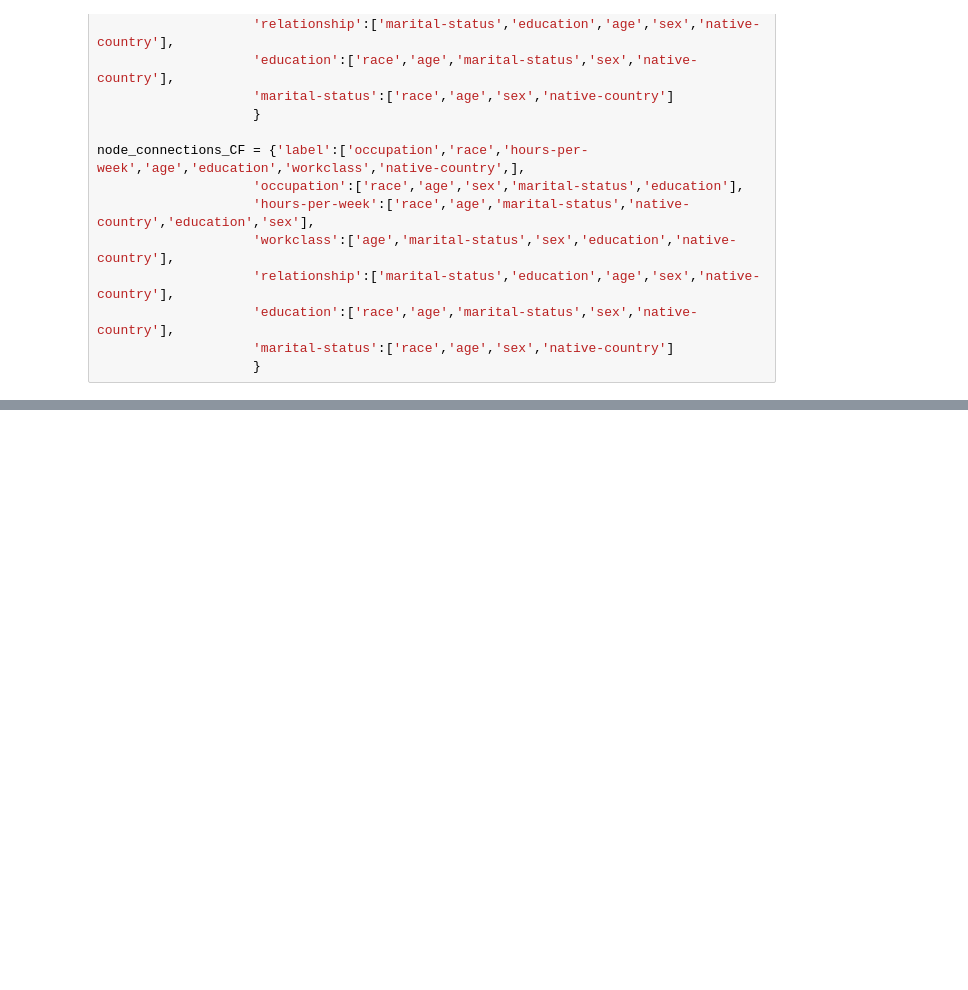
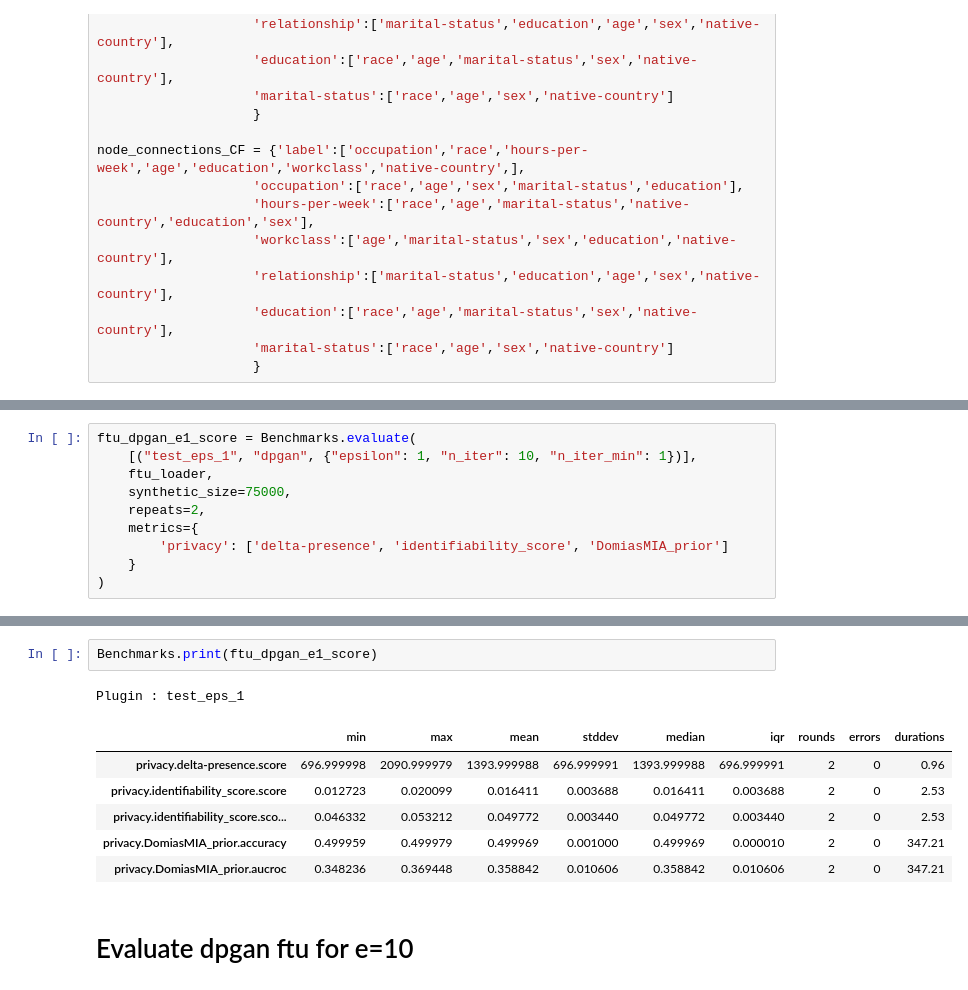
Before and after one commit to humayraR/fact-ai_Repl, a Jupyter notebook: FACT_GAN2.ipynb, the cells around one changed output, grey strips where cells are left out. Drawn from its saved outputs; the diff is of its cells as text; blank space fills up the shorter version.

```diff
--- a/FACT_GAN2.ipynb
+++ b/FACT_GAN2.ipynb
@@ -643,0 +408,10 @@ memory usage: 126.6 MB
+# %%
+ftu_dpgan_e1_score = Benchmarks.evaluate(
+    [("test_eps_1", "dpgan", {"epsilon": 1, "n_iter": 10, "n_iter_min": 1})],
+    ftu_loader,
+    synthetic_size=75000,
+    repeats=2,
+    metrics={
+        'privacy': ['delta-presence', 'identifiability_score', 'DomiasMIA_prior']
+    }
+)
@@ -643,0 +436,12 @@ memory usage: 126.6 MB
+# %%
+Benchmarks.print(ftu_dpgan_e1_score)
+# %% [output]
+Plugin : test_eps_1
+|  | min | max | mean | stddev | median | iqr | rounds | errors | durations |
+| privacy.delta-presence.score | 696.999998 | 2090.999979 | 1393.999988 | 696.999991 | 1393.999988 | 696.999991 | 2 | 0 | 0.96 |
+| privacy.identifiability_score.score | 0.012723 | 0.020099 | 0.016411 | 0.003688 | 0.016411 | 0.003688 | 2 | 0 | 2.53 |
+| privacy.identifiability_score.sco... | 0.046332 | 0.053212 | 0.049772 | 0.003440 | 0.049772 | 0.003440 | 2 | 0 | 2.53 |
+| privacy.DomiasMIA_prior.accuracy | 0.499959 | 0.499979 | 0.499969 | 0.001000 | 0.499969 | 0.000010 | 2 | 0 | 347.21 |
+| privacy.DomiasMIA_prior.aucroc | 0.348236 | 0.369448 | 0.358842 | 0.010606 | 0.358842 | 0.010606 | 2 | 0 | 347.21 |
+# %% [markdown]
+# Evaluate dpgan ftu for e=10
```
Also changed, not shown: parts of 42 cells of this notebook, 27 other files.
